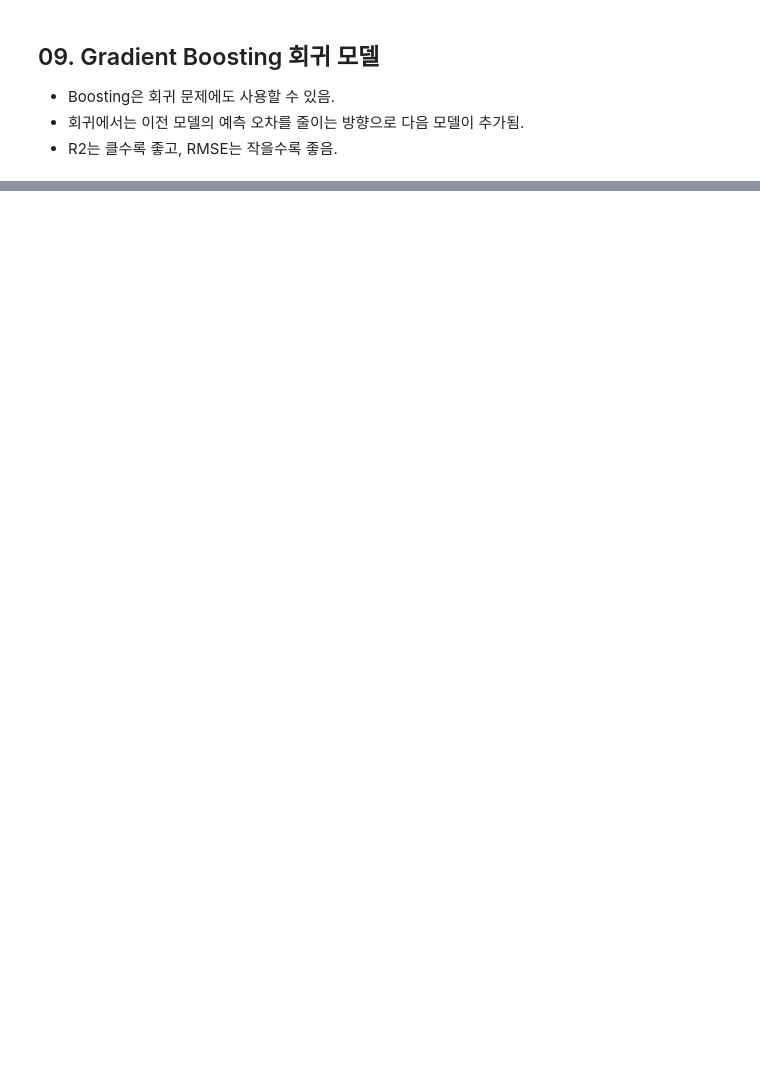
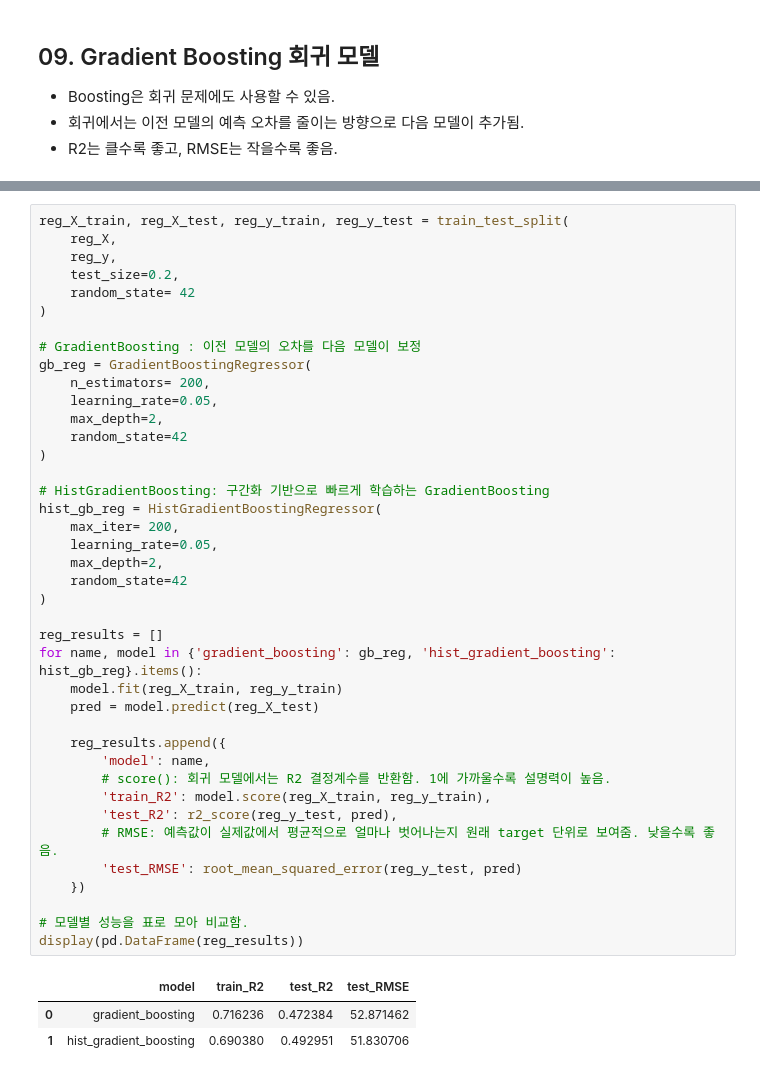
Before and after one commit to kimjeongjaejae-SKN33/06_machine_learning, a Jupyter notebook: 05_ensemble/03_boosting.ipynb, the cells around one changed output, grey strips where cells are left out. Saved outputs shown, nothing was run; the diff lists cells and outputs as text; blank space fills up the shorter version.

```diff
--- a/05_ensemble/03_boosting.ipynb
+++ b/05_ensemble/03_boosting.ipynb
@@ -396,4 +456,48 @@ display(reg_X.head())
 | 2 | 0.085299 | 0.050680 | 0.044451 | -0.005670 | -0.045599 | -0.034194 | -0.032356 | -0.002592 | 0.002861 | -0.025930 |
 | 3 | -0.089063 | -0.044642 | -0.011595 | -0.036656 | 0.012191 | 0.024991 | -0.036038 | 0.034309 | 0.022688 | -0.009362 |
 | 4 | 0.005383 | -0.044642 | -0.036385 | 0.021872 | 0.003935 | 0.015596 | 0.008142 | -0.002592 | -0.031988 | -0.046641 |
+# %%
+reg_X_train, reg_X_test, reg_y_train, reg_y_test = train_test_split(
+    reg_X,
+    reg_y,
+    test_size=0.2,
+    random_state= 42
+)
+
+# GradientBoosting : 이전 모델의 오차를 다음 모델이 보정
+gb_reg = GradientBoostingRegressor(
+    n_estimators= 200,
+    learning_rate=0.05,
+    max_depth=2,
+    random_state=42
+)
+
+# HistGradientBoosting: 구간화 기반으로 빠르게 학습하는 GradientBoosting
+hist_gb_reg = HistGradientBoostingRegressor(
+    max_iter= 200,
+    learning_rate=0.05,
+    max_depth=2,
+    random_state=42
+)
+
+reg_results = []
+for name, model in {'gradient_boosting': gb_reg, 'hist_gradient_boosting': hist_gb_reg}.items():
+    model.fit(reg_X_train, reg_y_train)
+    pred = model.predict(reg_X_test)
+
+    reg_results.append({
+        'model': name,
+        # score(): 회귀 모델에서는 R2 결정계수를 반환함. 1에 가까울수록 설명력이 높음.
+        'train_R2': model.score(reg_X_train, reg_y_train),
+        'test_R2': r2_score(reg_y_test, pred),
+        # RMSE: 예측값이 실제값에서 평균적으로 얼마나 벗어나는지 원래 target 단위로 보여줌. 낮을수록 좋음.
+        'test_RMSE': root_mean_squared_error(reg_y_test, pred)
+    })
+
+# 모델별 성능을 표로 모아 비교함.
+display(pd.DataFrame(reg_results))
+# %% [output]
+|  | model | train_R2 | test_R2 | test_RMSE |
+| 0 | gradient_boosting | 0.716236 | 0.472384 | 52.871462 |
+| 1 | hist_gradient_boosting | 0.690380 | 0.492951 | 51.830706 |
 # %% [markdown]
```
Also changed, not shown: parts of 3 cells of this notebook, 6 other files.
